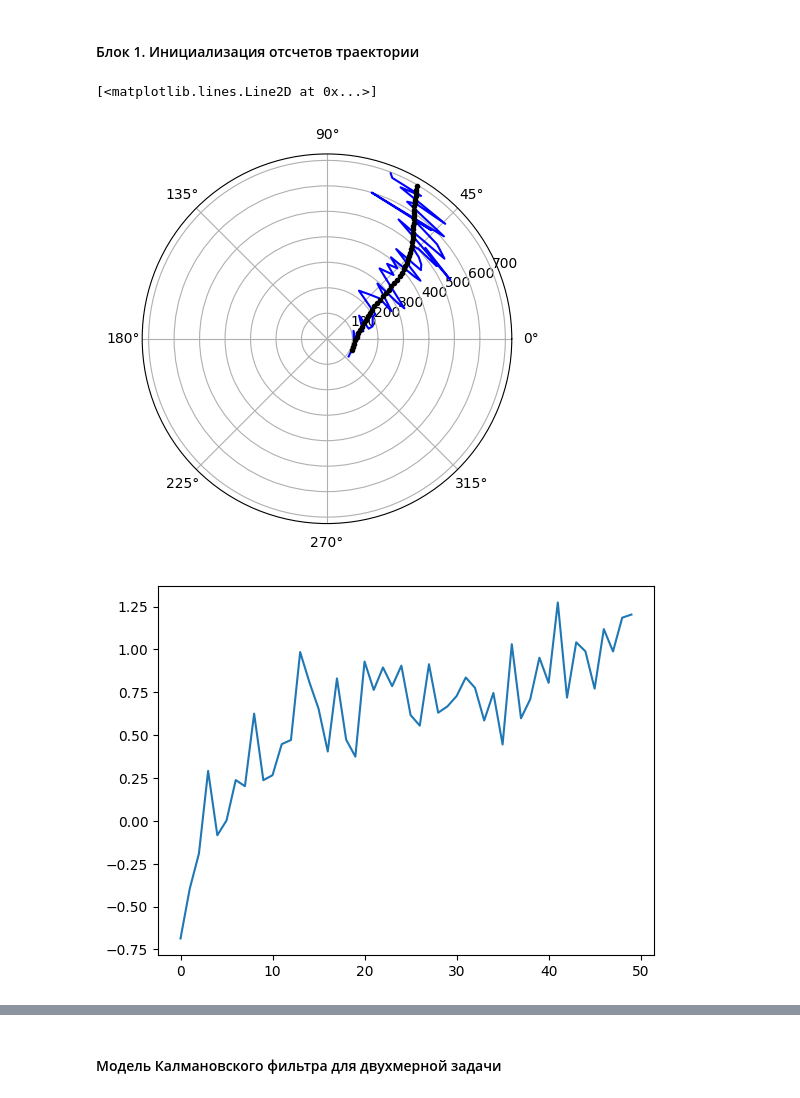
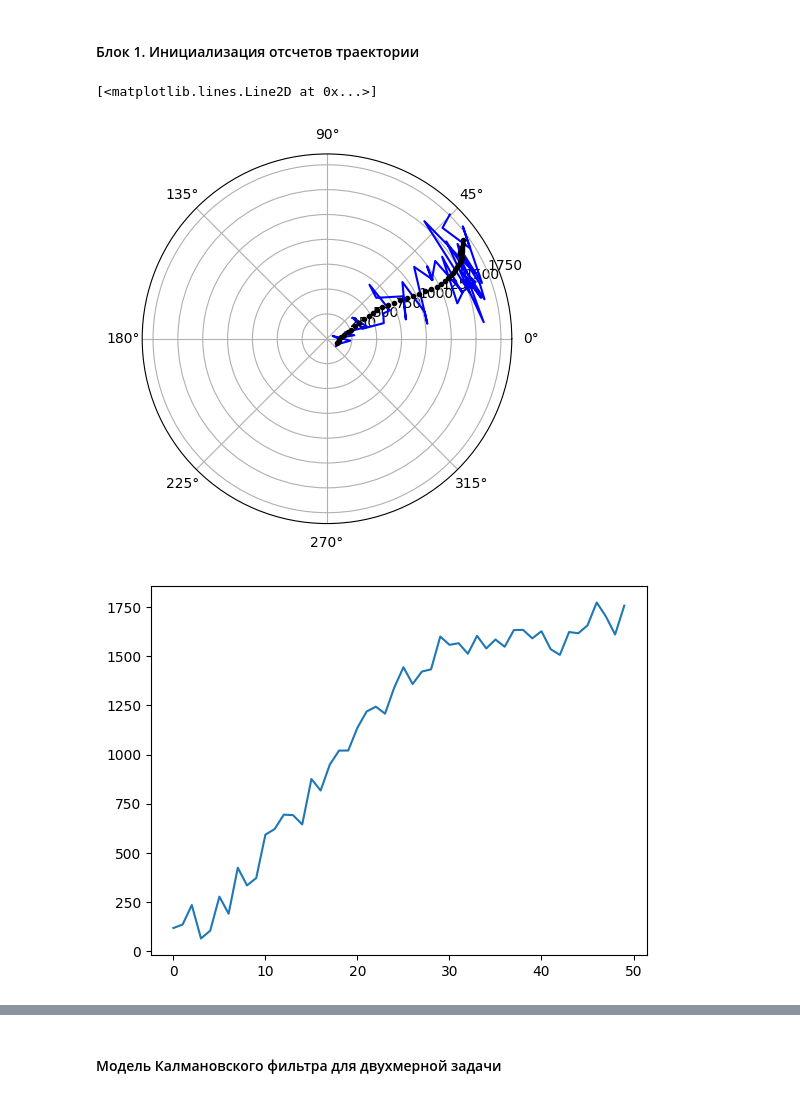
Before and after one commit to DmitryArtWorks/MTOS, a Jupyter notebook: sem02_filter_trajectory.ipynb, the cells around one changed output, grey strips where cells are left out. Cells and saved outputs as stored; diff of their text form; code cells hidden in the pictures.

```diff
--- a/sem02_filter_trajectory.ipynb
+++ b/sem02_filter_trajectory.ipynb
@@ -300,49 +300,54 @@ XPolar = np.array(  [[100.0],     # X
                      [1.0],    # Vx
                      [-45.0],     # y
                      [13.0]])   # Vy
-process_noise = 1                   # СКО возмущающего воздействия
-pns = 0.1
+process_noise = 6                   # СКО возмущающего воздействия
+pns = 0.6
 np.random.seed(0)                   # выбор случайной последовательности
 
 X_log = {'time':[0], 'state':[XPolar]}   # сохранение данных для отображения
 for t in time_series:
-    # ax1 = np.random.normal(0, process_noise, (2, 1))
-    ax1 = np.random.normal(0, process_noise, 1)
-    ax2 = np.random.normal(0, pns, 1)
-    ax3 = np.array((ax1,ax2)).reshape(2,1)
-    XPolar = FPolar@XPolar + GPolar@ax3
+    ax1 = np.random.normal(0, process_noise, (2, 1))
+    # ax1 = np.random.normal(0, process_noise, 1)
+    # ax2 = np.random.normal(0, pns, 1)
+    # ax3 = np.array((ax1,ax2)).reshape(2,1)
+    XPolar = FPolar@XPolar + GPolar@ax1
     X_log['time'].append(t)
     X_log['state'].append(XPolar)
 
 x  = np.array([X_log['state'][i][0] for i in range(len(X_log['state']))]).squeeze()  # выборка комопненты 'х'  ~ [0] из вектора состояния
 Vx = np.array([X_log['state'][i][1] for i in range(len(X_log['state']))]).squeeze()  # выборка комопненты 'Vx' ~ [1] из вектора состояния
 y  = np.array([X_log['state'][i][2] for i in range(len(X_log['state']))]).squeeze()  # выборка комопненты 'y'  ~ [2] из вектора состояния
 Vy = np.array([X_log['state'][i][3] for i in range(len(X_log['state']))]).squeeze()  # выборка комопненты 'Vy' ~ [3] из вектора состояния
 
 
-sigma_rho = 1  # СКО по дальности
+sigma_rho = 60  # СКО по дальности
 sigma_phi = 0.2 # СКО по угловой координате
 
 e_rho = np.random.normal(0, sigma_rho, (len(x),))   # формирование массивов ошибок
 e_phi = np.random.normal(0, sigma_phi, (len(y),))   #
 
-rho = np.sqrt(x**2 + y**2) + e_rho  # формула из первого семинара
-phi = np.arctan2(y,x) + e_phi    # формула из первого семинара
+rho = np.sqrt(x**2 + y**2)
+phi = np.arctan2(y,x)
+
+z_rho = rho + e_rho  # формула из первого семинара
+z_phi = phi + e_phi    # формула из первого семинара
 
 V_rho = np.sqrt(Vx**2 + Vy**2)
 V_phi = np.arctan2(Vy,Vx)
 z_log = {'time':X_log['time'],
-         'rho':rho,
+         'rho':z_rho,
          'V_rho':V_rho,
-         'phi':phi,
+         'phi':z_phi,
          'V_phi':V_phi}
 
-plt.polar(phi, rho, "b",
-          phi - e_phi, rho - e_rho, ".k");
+plt.polar(z_phi, z_rho, "b",
+          z_phi - e_phi, z_rho - e_rho, ".k");
 
 plt.figure()
-plt.plot(phi)
+plt.plot(range(len(z_rho)), z_rho)
+plt.figure()
+plt.plot(range(len(z_phi)), z_phi)
 # %% [output]
 [<matplotlib.lines.Line2D at 0x...>]
-[figure, old version]
+[figure, new version]
-[figure, old version]
+[figure, new version]
```
Also changed, not shown: parts of 3 cells of this notebook, 1 other file.
